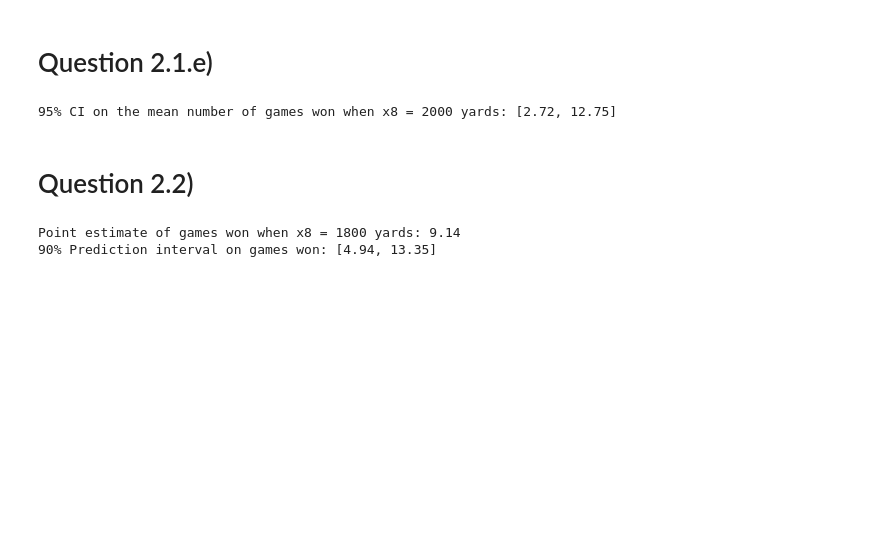
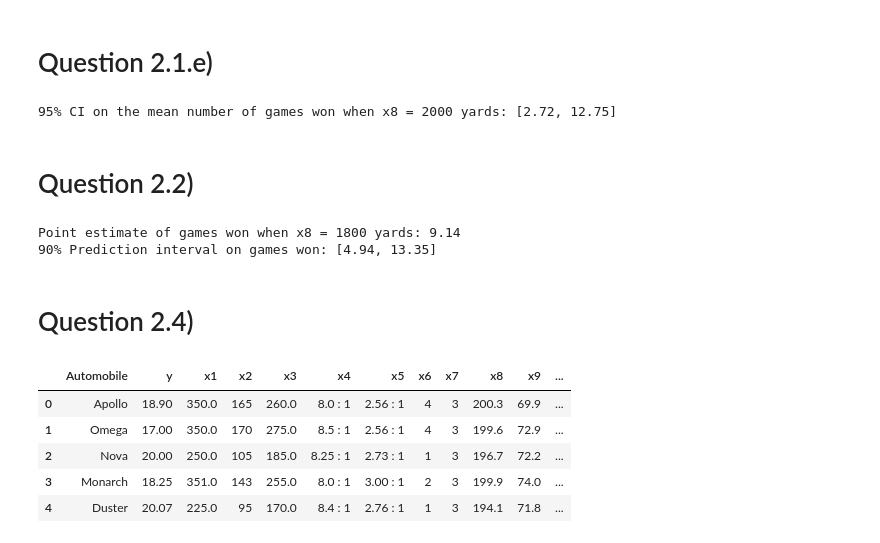
Before and after one commit to bdupey/STAT-341A_Appplied_Regression_Analysis_Modeling, a Jupyter notebook: homework_1.ipynb, the cells around one changed output. Cells and saved outputs as stored; diff of their text form; code cells hidden in the pictures; blank space fills up the shorter version.

```diff
--- a/homework_1.ipynb
+++ b/homework_1.ipynb
@@ -146,3 +146,15 @@ print(f"90% Prediction interval on games won: [{lower_bound:.2f}, {upper_bound:.
 # %% [output]
 Point estimate of games won when x8 = 1800 yards: 9.14
 90% Prediction interval on games won: [4.94, 13.35]
+# %% [markdown]
+# Question 2.4)
+# %%
+df=pd.read_csv('table_b_3.csv')
+df.head()
+# %% [output]
+|  | Automobile | y | x1 | x2 | x3 | x4 | x5 | x6 | x7 | x8 | x9 | ... |
+| 0 | Apollo | 18.90 | 350.0 | 165 | 260.0 | 8.0 : 1 | 2.56 : 1 | 4 | 3 | 200.3 | 69.9 | ... |
+| 1 | Omega | 17.00 | 350.0 | 170 | 275.0 | 8.5 : 1 | 2.56 : 1 | 4 | 3 | 199.6 | 72.9 | ... |
+| 2 | Nova | 20.00 | 250.0 | 105 | 185.0 | 8.25 : 1 | 2.73 : 1 | 1 | 3 | 196.7 | 72.2 | ... |
+| 3 | Monarch | 18.25 | 351.0 | 143 | 255.0 | 8.0 : 1 | 3.00 : 1 | 2 | 3 | 199.9 | 74.0 | ... |
+| 4 | Duster | 20.07 | 225.0 | 95 | 170.0 | 8.4 : 1 | 2.76 : 1 | 1 | 3 | 194.1 | 71.8 | ... |
```
Also changed, not shown: parts of 24 cells of this notebook, 2 other files.
